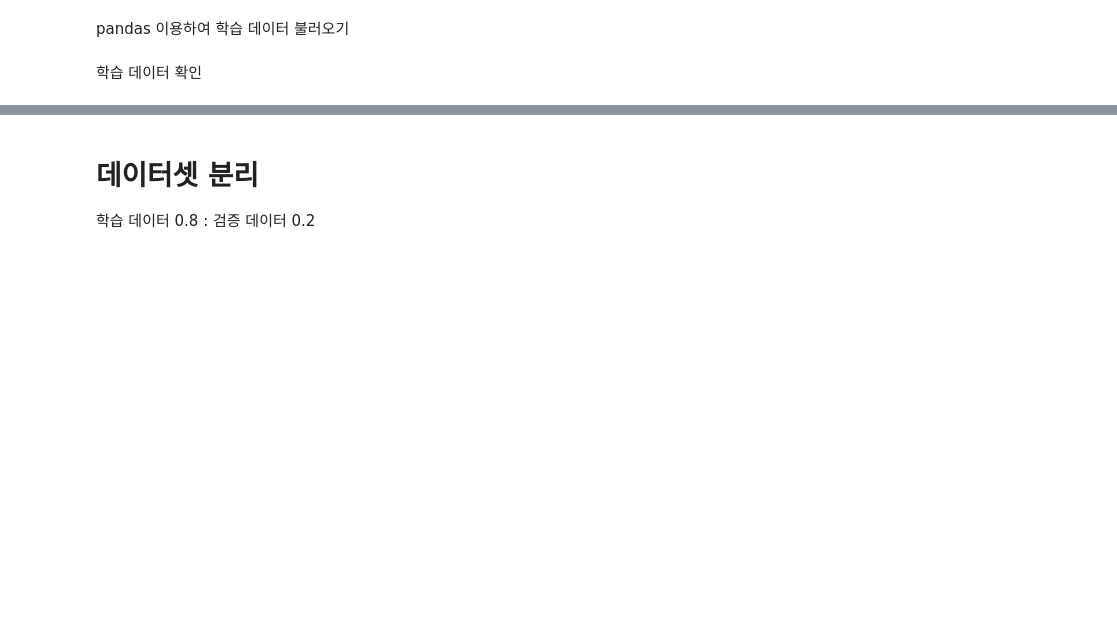
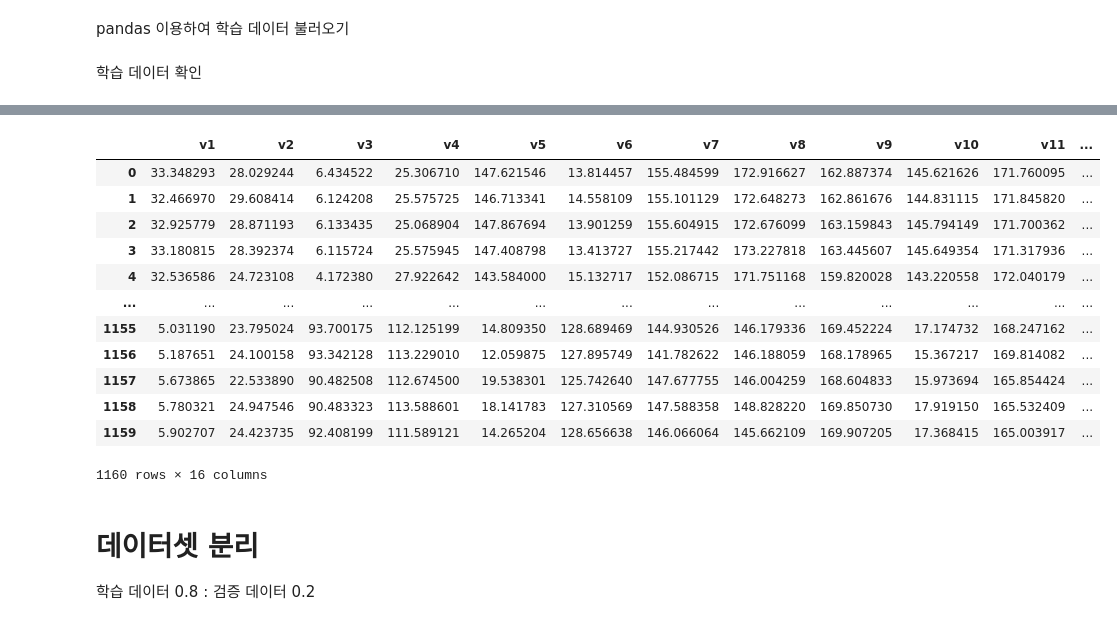
Before and after one commit to bigjoo99/HandLang_Project_Knn, a Jupyter notebook: HandLang.ipynb, the cells around one changed output, grey strips where cells are left out. Cells and saved outputs as stored; diff of their text form; code cells hidden in the pictures; blank space fills up the shorter version.

```diff
--- a/HandLang.ipynb
+++ b/HandLang.ipynb
@@ -29,3 +30,19 @@ data
+# %%
+test_data
+# %% [output]
+|  | v1 | v2 | v3 | v4 | v5 | v6 | v7 | v8 | v9 | v10 | v11 | ... |
+| 0 | 33.348293 | 28.029244 | 6.434522 | 25.306710 | 147.621546 | 13.814457 | 155.484599 | 172.916627 | 162.887374 | 145.621626 | 171.760095 | ... |
+| 1 | 32.466970 | 29.608414 | 6.124208 | 25.575725 | 146.713341 | 14.558109 | 155.101129 | 172.648273 | 162.861676 | 144.831115 | 171.845820 | ... |
+| 2 | 32.925779 | 28.871193 | 6.133435 | 25.068904 | 147.867694 | 13.901259 | 155.604915 | 172.676099 | 163.159843 | 145.794149 | 171.700362 | ... |
+| 3 | 33.180815 | 28.392374 | 6.115724 | 25.575945 | 147.408798 | 13.413727 | 155.217442 | 173.227818 | 163.445607 | 145.649354 | 171.317936 | ... |
+| 4 | 32.536586 | 24.723108 | 4.172380 | 27.922642 | 143.584000 | 15.132717 | 152.086715 | 171.751168 | 159.820028 | 143.220558 | 172.040179 | ... |
+| ... | ... | ... | ... | ... | ... | ... | ... | ... | ... | ... | ... | ... |
+| 1155 | 5.031190 | 23.795024 | 93.700175 | 112.125199 | 14.809350 | 128.689469 | 144.930526 | 146.179336 | 169.452224 | 17.174732 | 168.247162 | ... |
+| 1156 | 5.187651 | 24.100158 | 93.342128 | 113.229010 | 12.059875 | 127.895749 | 141.782622 | 146.188059 | 168.178965 | 15.367217 | 169.814082 | ... |
+| 1157 | 5.673865 | 22.533890 | 90.482508 | 112.674500 | 19.538301 | 125.742640 | 147.677755 | 146.004259 | 168.604833 | 15.973694 | 165.854424 | ... |
+| 1158 | 5.780321 | 24.947546 | 90.483323 | 113.588601 | 18.141783 | 127.310569 | 147.588358 | 148.828220 | 169.850730 | 17.919150 | 165.532409 | ... |
+| 1159 | 5.902707 | 24.423735 | 92.408199 | 111.589121 | 14.265204 | 128.656638 | 146.066064 | 145.662109 | 169.907205 | 17.368415 | 165.003917 | ... |
+1160 rows × 16 columns
 # %% [markdown]
 # 데이터셋 분리
 학습 데이터 0.8 : 검증 데이터 0.2
```
Also changed, not shown: parts of 12 cells of this notebook.
